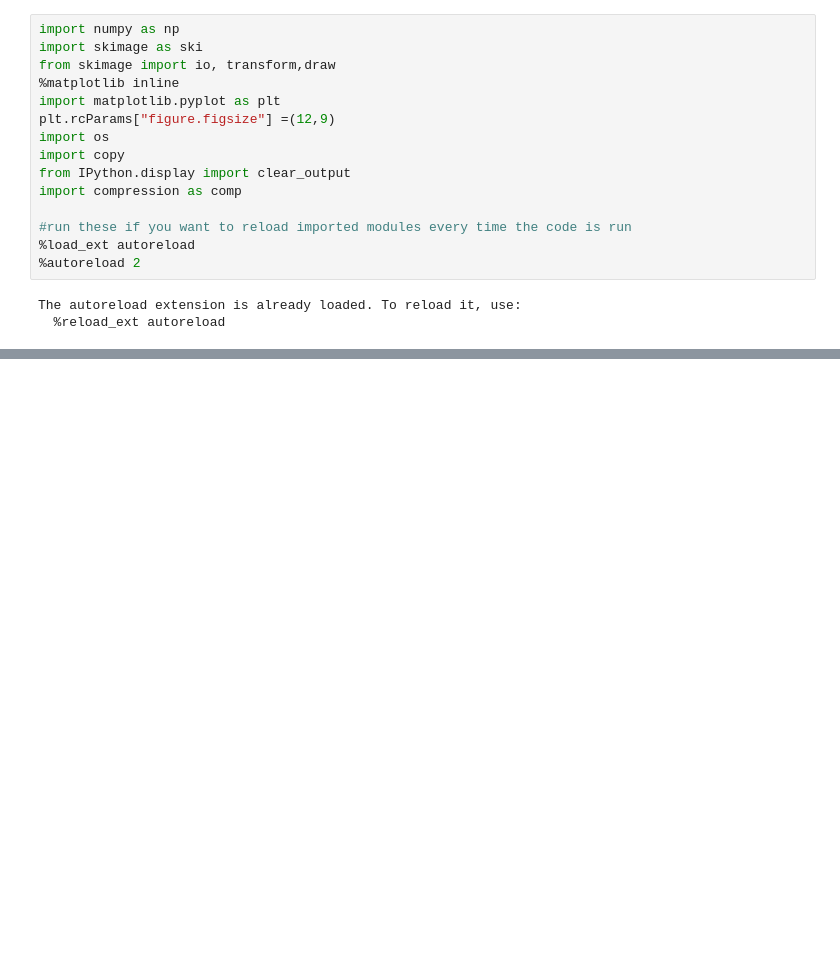
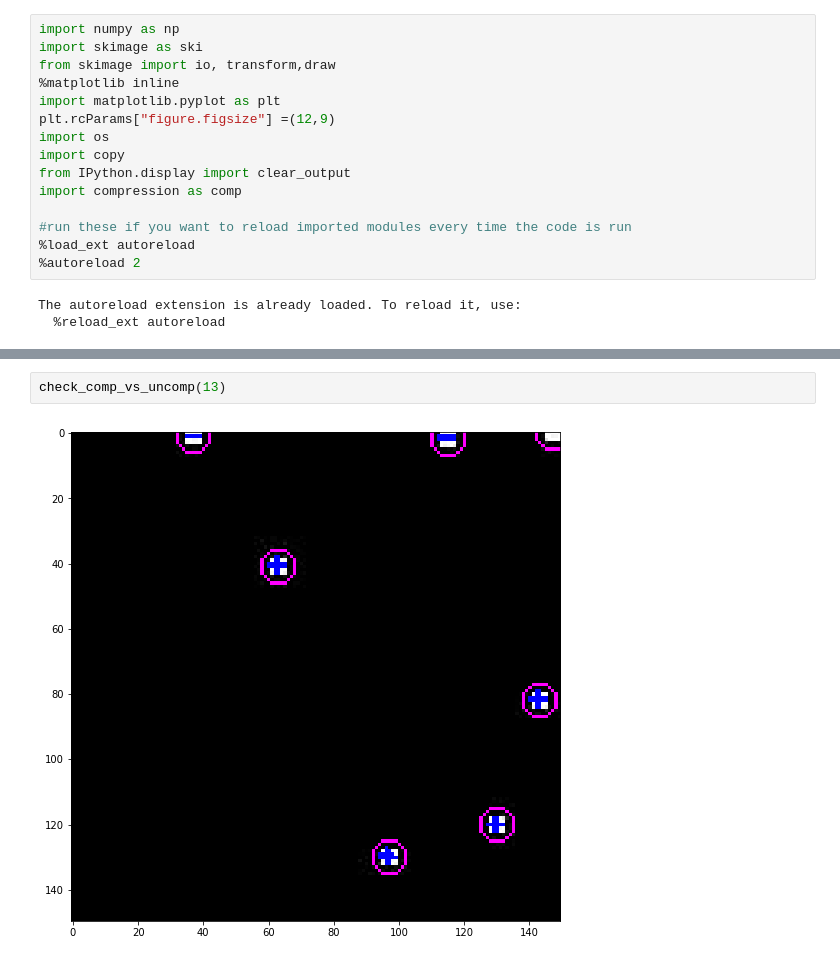
Before and after one commit to jkpierce/deep-compression, a Jupyter notebook: make-training-set.ipynb, the cells around one changed output, grey strips where cells are left out. Saved outputs shown, nothing was run; the diff lists cells and outputs as text; blank space fills up the shorter version.

```diff
--- a/make-training-set.ipynb
+++ b/make-training-set.ipynb
@@ -85,0 +84,4 @@ for i in range(1000):
+# %%
+check_comp_vs_uncomp(13)
+# %% [output]
+[figure, added]
```
Also changed, not shown: parts of 6 cells of this notebook, 2 other files.
